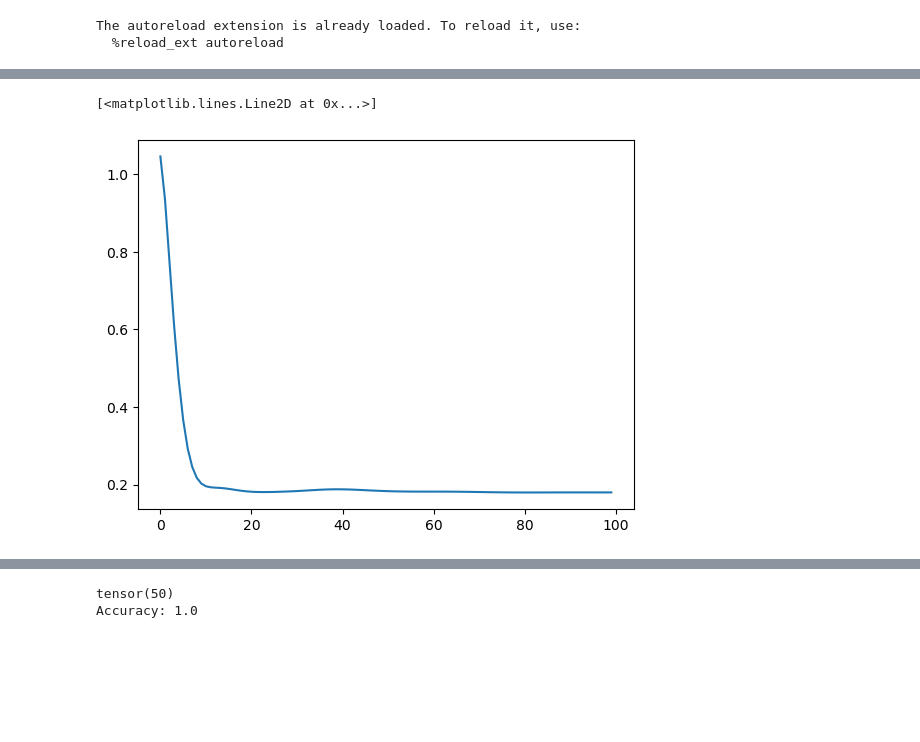
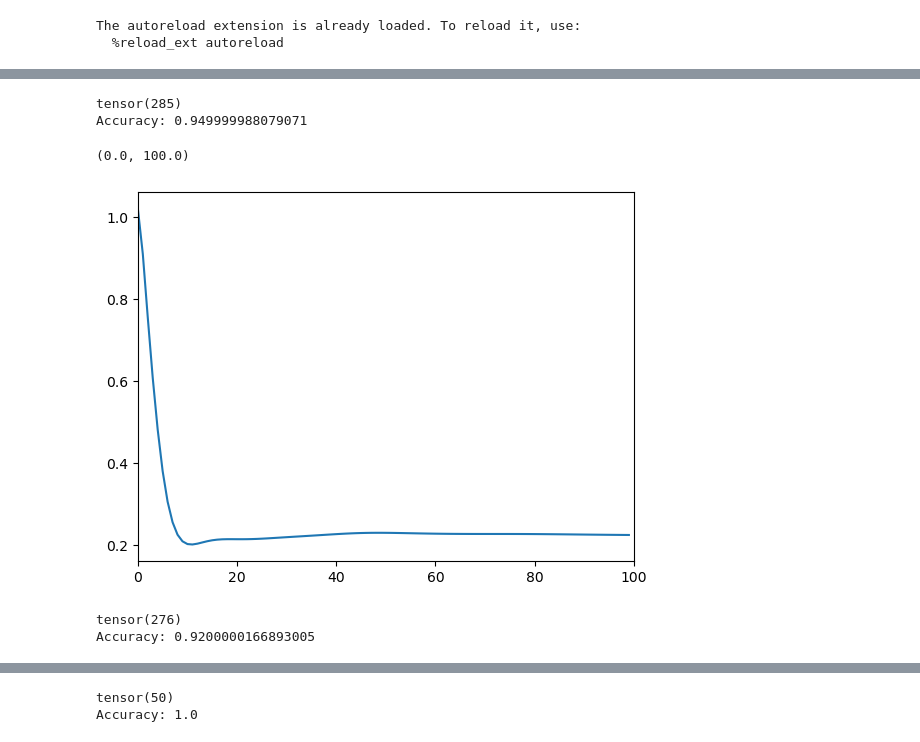
Before and after one commit to ShadowedSpace/ShadowedSpace.github.io, a Jupyter notebook: posts/BP7/BP7.ipynb, the cells around one changed output, grey strips where cells are left out. Drawn from its saved outputs; the diff is of its cells as text; code cells hidden in the pictures; blank space fills up the shorter version.

```diff
--- a/posts/BP7/BP7.ipynb
+++ b/posts/BP7/BP7.ipynb
@@ -66,23 +72,44 @@ plot_data_and_boundary(X, y, LR.w)
+# %%
+# Predict the labels
+y_pred = LR.predict(X)
+
+# Calculate the accuracy
+acc = accuracy(y_pred, y)
+print(f'Accuracy: {acc}')
+# %% [output]
+tensor(285)
+Accuracy: 0.949999988079071
 # %%
 # momentum
 
 X2, y2 = classification_data(noise = 0.5)
 w2 = torch.linspace(-1, 1, X2.shape[1])
 w_prev2 = torch.linspace(-1, 1, X2.shape[1])
 
 LR2 = LogisticRegression(w)
 opt2 = GradientDescentOptimizer(LR2, w2, w_prev2)
 
 losses = []
 
 for _ in range(100):
     losses.append(LR2.loss(X2, y2))
     opt2.step(X, y, alpha = 0.7, beta = 0.9)
 
 plt.plot(losses)
+plt.xlim(0, 100)
 # %% [output]
-[<matplotlib.lines.Line2D at 0x...>]
+(0.0, 100.0)
-[figure, old version]
+[figure, new version]
+# %%
+# Predict the labels
+y_pred2 = LR2.predict(X2)
+
+# Calculate the accuracy
+acc = accuracy(y_pred2, y2)
+print(f'Accuracy: {acc}')
+# %% [output]
+tensor(276)
+Accuracy: 0.9200000166893005
 # %%
 plot_data_and_boundary(X2, y2, LR2.w)
 # %% [output]
```
Also changed, not shown: parts of 12 cells of this notebook.
